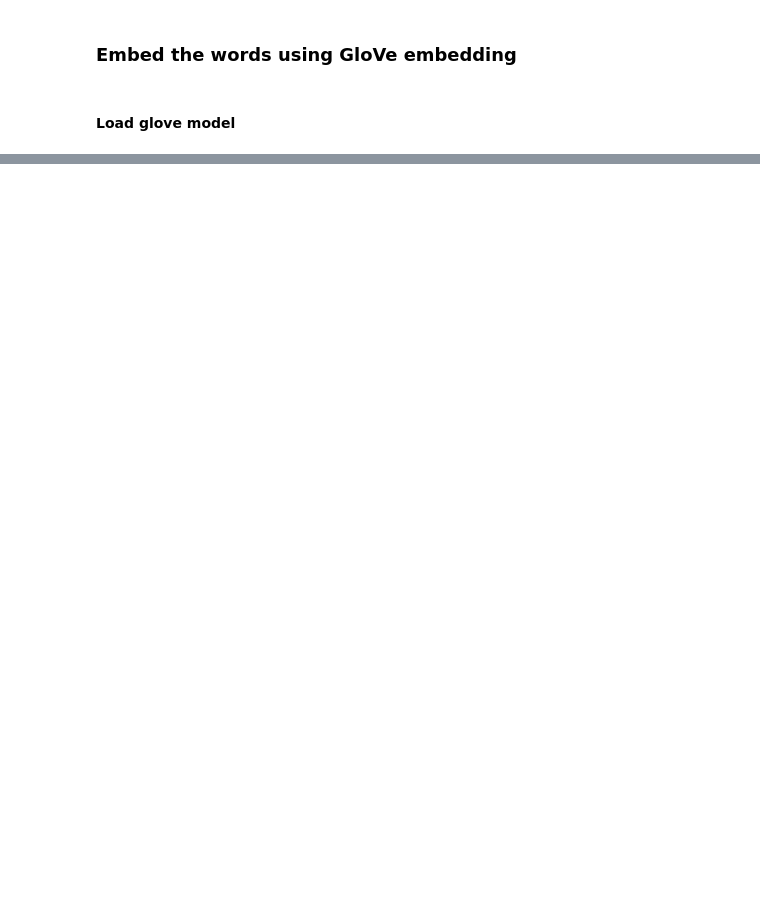
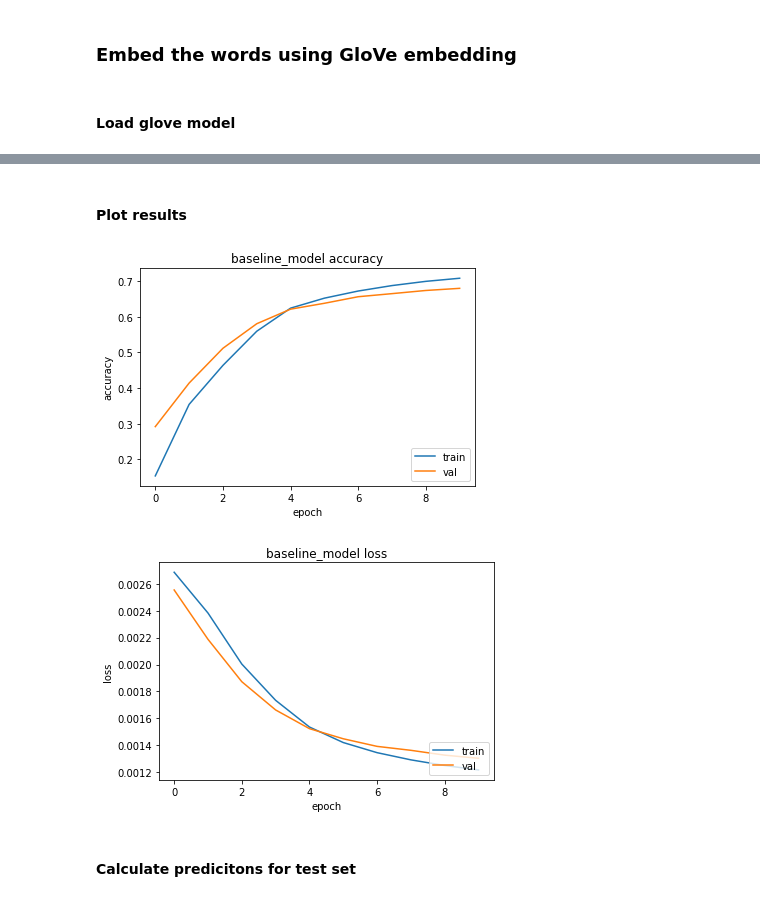
Before and after one commit to solveijm/NLP, a Jupyter notebook: Assignment1/A1.ipynb, the cells around one changed output, grey strips where cells are left out. Cells and saved outputs as stored; diff of their text form; code cells hidden in the pictures; blank space fills up the shorter version.

```diff
--- a/Assignment1/A1.ipynb
+++ b/Assignment1/A1.ipynb
@@ -384,0 +333,18 @@ Not sure about the parameters etc.. but at least it works to train the model
+# %%
+def plot_accuracy(model_callback, model_name='baseline_model'):
+    plt.plot(model_callback.history['acc'])
+    plt.plot(model_callback.history['val_acc'])
+    plt.title(f'{model_name} accuracy')
+    plt.ylabel('accuracy')
+    plt.xlabel('epoch')
+    plt.legend(['train', 'val'], loc="lower right")
+    plt.show()
+
+def plot_loss(model_callback, model_name='baseline_model'):
+    plt.plot(model_callback.history['loss'])
+    plt.plot(model_callback.history['val_loss'])
+    plt.title(f'{model_name} loss')
+    plt.ylabel('loss')
+    plt.xlabel('epoch')
+    plt.legend(['train', 'val'], loc="lower right")
+    plt.show()
@@ -384,0 +426,4 @@ Not sure about the parameters etc.. but at least it works to train the model
+# %%
+BATCH_SIZE = 32
+EPOCHS = 10
+ACTIVATION = 'softmax'
@@ -647,0 +451,3 @@ F1: 0.679
+# %%
+baseline_model = create_baseline_model(64, ACTIVATION)
+baseline_model.summary()
@@ -647,0 +473,8 @@ F1: 0.679
+# %%
+baseline_model.compile(loss="mse",
+              optimizer="Adam",
+              metrics=['mae', "acc"])
+baseline_training = baseline_model.fit(x=x_train, y=y_train, validation_data=(x_val, y_val), batch_size=BATCH_SIZE,  epochs=EPOCHS)
+
+# Save the model when training is finished
+save_model(baseline_model, 'baseline_model')
@@ -647,0 +507,10 @@ F1: 0.679
+# %% [markdown]
+#### Plot results
+# %%
+plot_accuracy(baseline_training, 'baseline_model')
+plot_loss(baseline_training, 'baseline_model')
+# %% [output]
+[figure, added]
+[figure, added]
+# %% [markdown]
+#### Calculate predicitons for test set
```
Also changed, not shown: parts of 148 cells of this notebook, 20 other files.
